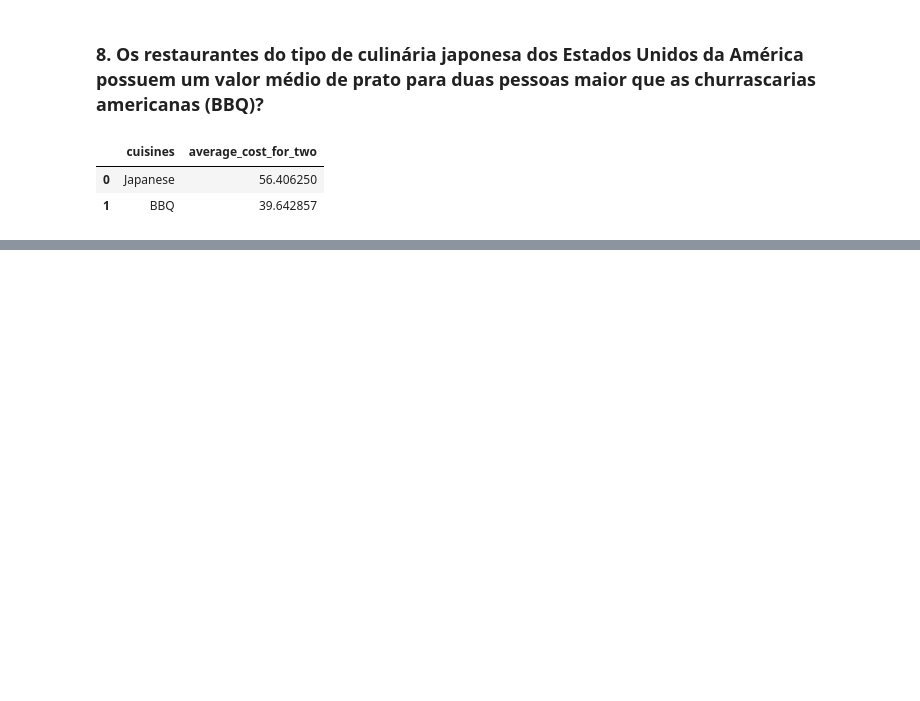
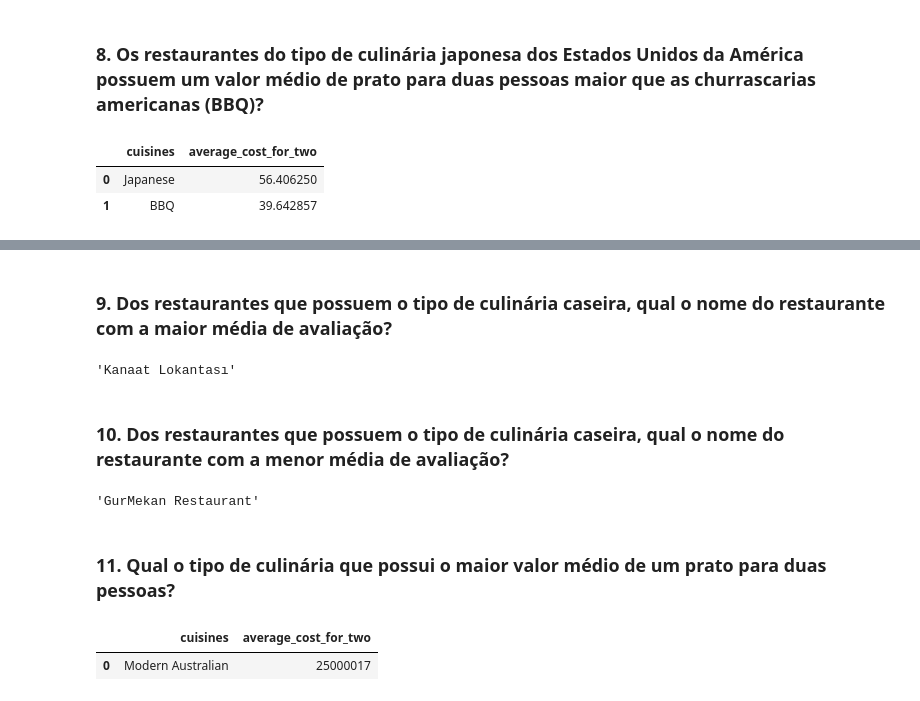
Before and after one commit to BrunnoChampZ/projeto-final-ftc, a Jupyter notebook: notebook/notebook.ipynb, the cells around one changed output, grey strips where cells are left out. Cells and saved outputs as stored; diff of their text form; code cells hidden in the pictures; blank space fills up the shorter version.

Commit message:
Answering the cuisines questions

```diff
--- a/notebook/notebook.ipynb
+++ b/notebook/notebook.ipynb
@@ -732,0 +791,22 @@ df2.loc[df2['cuisines'] == 'Brazilian', :].nlargest(1, 'aggregate_rating')['rest
+# %% [markdown]
+### 9. Dos restaurantes que possuem o tipo de culinária caseira, qual o nome do restaurante com a maior média de avaliação?
+# %%
+# Answering the question: What is the name of the restaurant with the highest average rating that has Home-made cuisine?
+df2.loc[df2['cuisines'] == 'Home-made', :].nlargest(1, 'aggregate_rating')['restaurant_name'].iloc[0]
+# %% [output]
+'Kanaat Lokantası'
+# %% [markdown]
+### 10. Dos restaurantes que possuem o tipo de culinária caseira, qual o nome do restaurante com a menor média de avaliação?
+# %%
+# Answering the question: What is the name of the restaurant with the lowest average rating that has Home-made cuisine?
+df2.loc[df2['cuisines'] == 'Home-made', :].nsmallest(1, 'aggregate_rating')['restaurant_name'].iloc[0]
+# %% [output]
+'GurMekan Restaurant'
+# %% [markdown]
+### 11. Qual o tipo de culinária que possui o maior valor médio de um prato para duas pessoas?
+# %%
+# Answering the question: What is the type of cuisine that has the highest average cost for two?
+df2.nlargest(1, 'average_cost_for_two')[['cuisines', 'average_cost_for_two']].reset_index(drop=True)
+# %% [output]
+|  | cuisines | average_cost_for_two |
+| 0 | Modern Australian | 25000017 |
```
Also changed, not shown: parts of 21 cells of this notebook.
